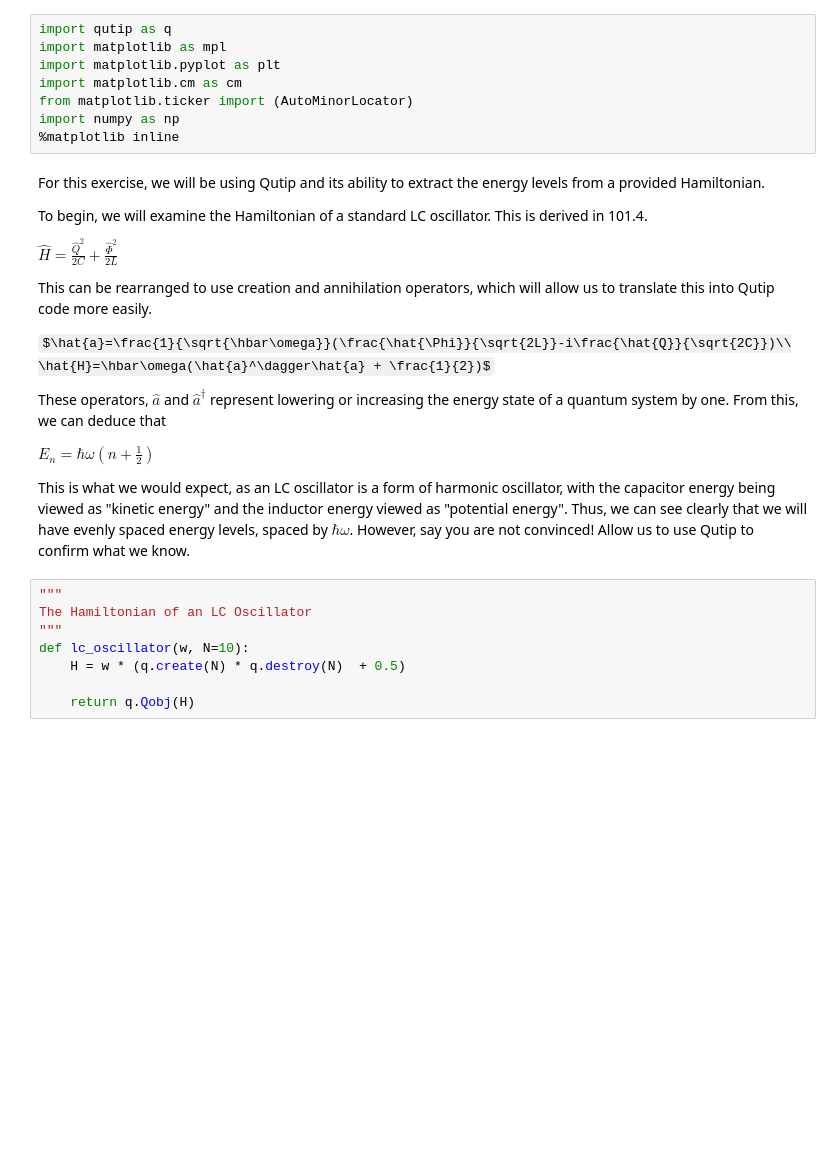
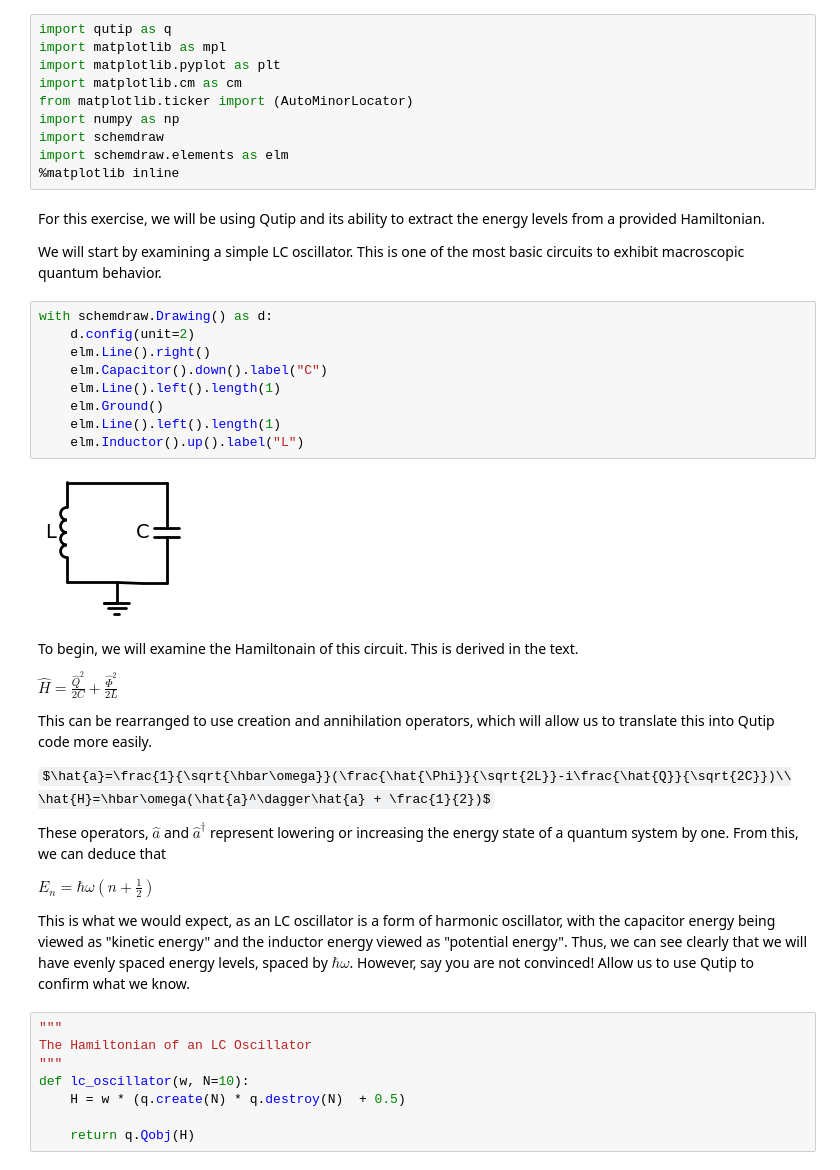
Before and after one commit to Khosmos3/Superconducting-Qubits, a Jupyter notebook: superconducting.ipynb, the cells around one changed output. Cells and saved outputs as stored; diff of their text form; some formulas as TeX source; blank space fills up the shorter version.

```diff
--- a/superconducting.ipynb
+++ b/superconducting.ipynb
@@ -5,11 +5,26 @@ import matplotlib.pyplot as plt
 import matplotlib.cm as cm
 from matplotlib.ticker import (AutoMinorLocator)
 import numpy as np
+import schemdraw
+import schemdraw.elements as elm
 %matplotlib inline
+# %% [markdown]
+For this exercise, we will be using Qutip and its ability to extract the energy levels from a provided Hamiltonian.
+
+We will start by examining a simple LC oscillator. This is one of the most basic circuits to exhibit macroscopic quantum behavior.
+# %%
+with schemdraw.Drawing() as d:
+    d.config(unit=2)
+    elm.Line().right()
+    elm.Capacitor().down().label("C")
+    elm.Line().left().length(1)
+    elm.Ground()
+    elm.Line().left().length(1)
+    elm.Inductor().up().label("L")
+# %% [output]
+[figure, added]
 # %% [markdown]
-For this exercise, we will be using Qutip and its ability to extract the energy levels from a provided Hamiltonian.
-
-To begin, we will examine the Hamiltonian of a standard LC oscillator. This is derived in 101.4.
+To begin, we will examine the Hamiltonain of this circuit. This is derived in the text.
 
 $\hat{H}=\frac{\hat{Q}^2}{2C} + \frac{\hat{\Phi}^2}{2L}$
 
```
Also changed, not shown: parts of 10 cells of this notebook.
